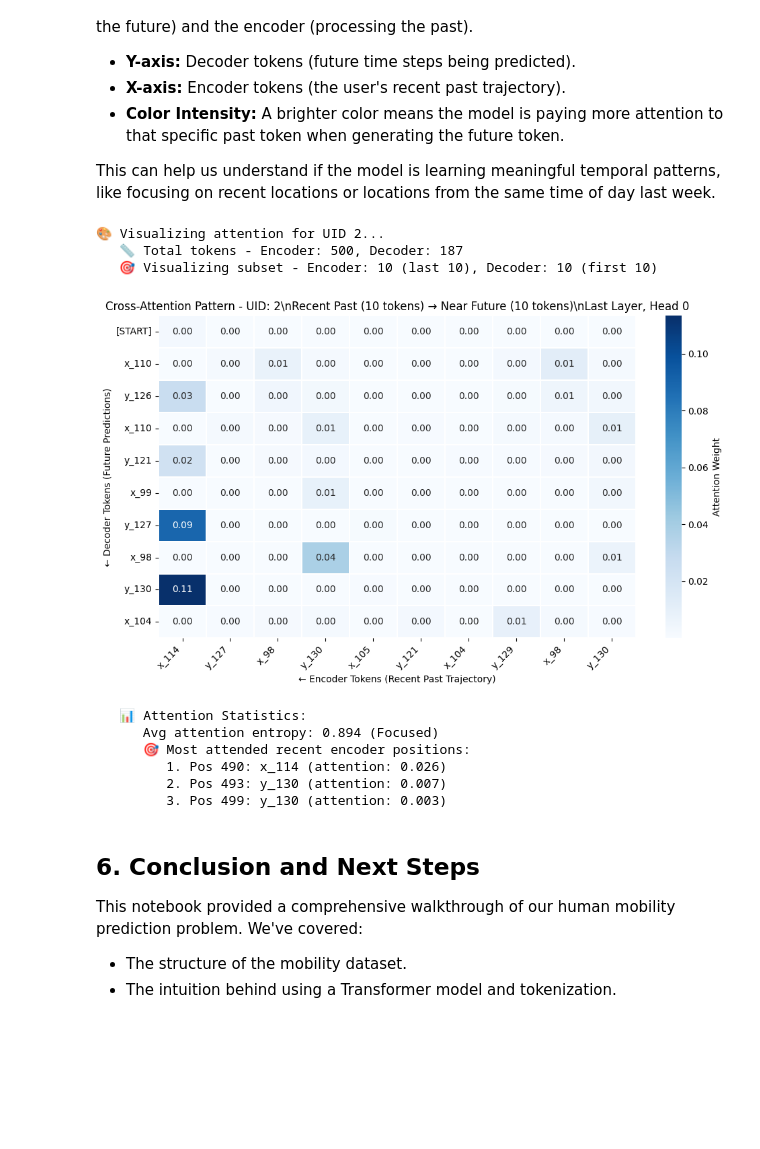
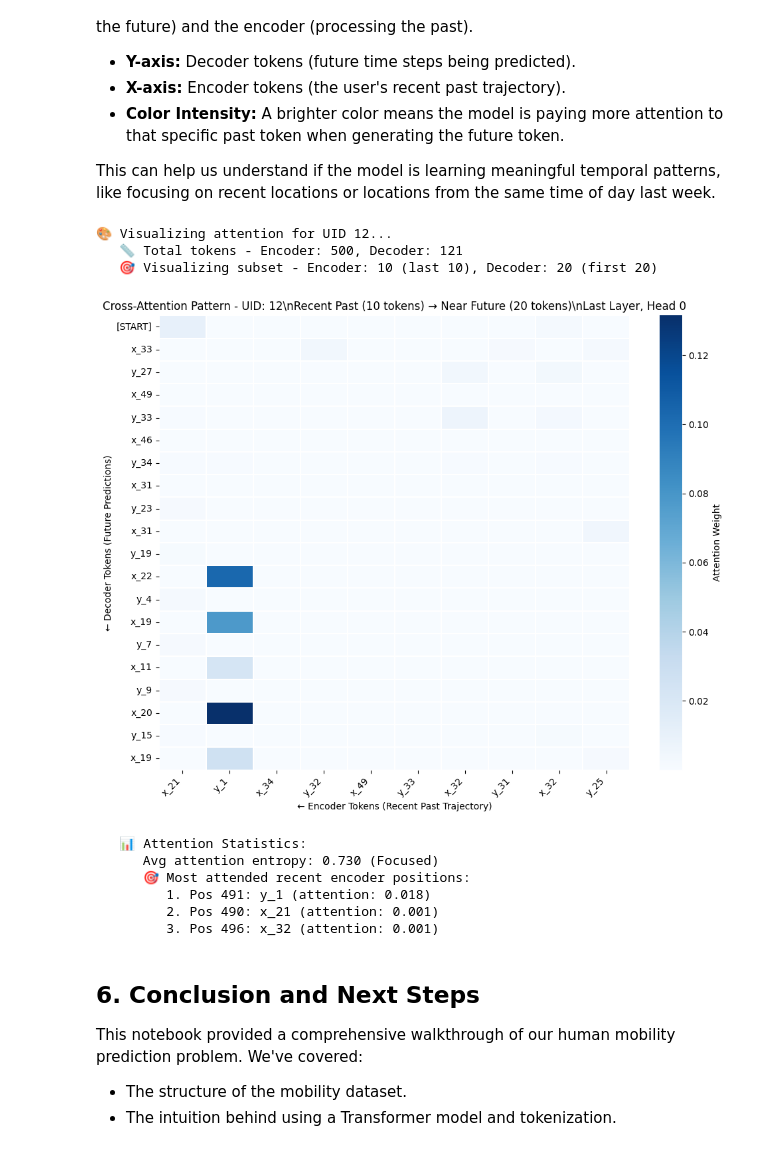
Before and after one commit to WaimenMak/LLM-KC, a Jupyter notebook: notebooks/introduction_to_mobility_prediction.ipynb, the cells around one changed output. Saved outputs shown, nothing was run; the diff lists cells and outputs as text; code cells hidden in the pictures; blank space fills up the shorter version.

```diff
--- a/notebooks/introduction_to_mobility_prediction.ipynb
+++ b/notebooks/introduction_to_mobility_prediction.ipynb
@@ -366,7 +366,7 @@ GENERATION_STRATEGY = 'sampling'  # Options: 'greedy', 'sampling', 'beam'
 TOP_K = 10
 TEMPERATURE = 0.5
 BEAM_WIDTH = 5
-idx = 1
+idx = 11
 # ==================================
 # Select sample user data
 sample_user_data = generation_data[idx]  # Select the first user in the validation set
@@ -458,21 +463,21 @@ This can help us understand if the model is learning meaningful temporal pattern
 # %%
 from scripts.generate_trajectories import visualize_sample_attention
 
 # Run the attention visualization on our sample user data
 max_enc_len = 10
-max_dec_len = 10
+max_dec_len = 20
 visualize_sample_attention(model, sample_user_data, max_enc_len, max_dec_len, device)
 # %% [output]
-🎨 Visualizing attention for UID 2...
-   📏 Total tokens - Encoder: 500, Decoder: 187
-   🎯 Visualizing subset - Encoder: 10 (last 10), Decoder: 10 (first 10)
+🎨 Visualizing attention for UID 12...
+   📏 Total tokens - Encoder: 500, Decoder: 121
+   🎯 Visualizing subset - Encoder: 10 (last 10), Decoder: 20 (first 20)
-[figure, old version]
+[figure, new version]
    📊 Attention Statistics:
-      Avg attention entropy: 0.894 (Focused)
+      Avg attention entropy: 0.730 (Focused)
       🎯 Most attended recent encoder positions:
-         1. Pos 490: x_114 (attention: 0.026)
-         2. Pos 493: y_130 (attention: 0.007)
-         3. Pos 499: y_130 (attention: 0.003)
+         1. Pos 491: y_1 (attention: 0.018)
+         2. Pos 490: x_21 (attention: 0.001)
+         3. Pos 496: x_32 (attention: 0.001)
 # %% [markdown]
 ## 6. Conclusion and Next Steps
 
```
Also changed, not shown: parts of 4 cells of this notebook, 2 other files.
